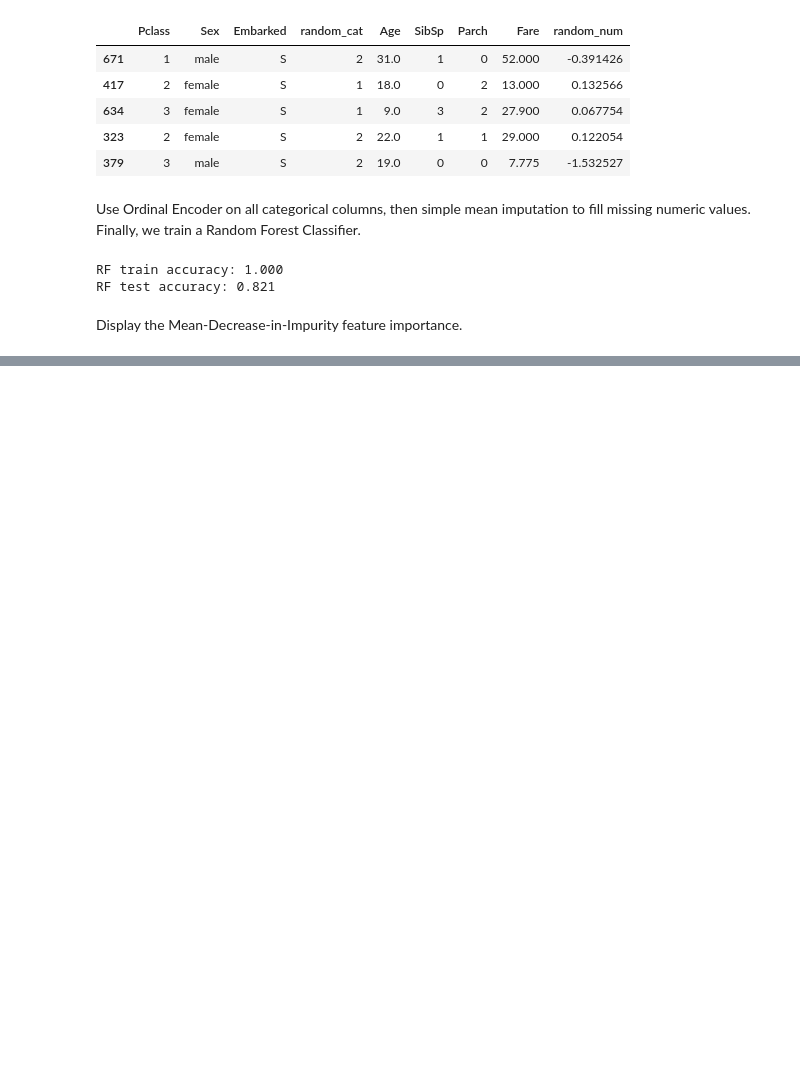
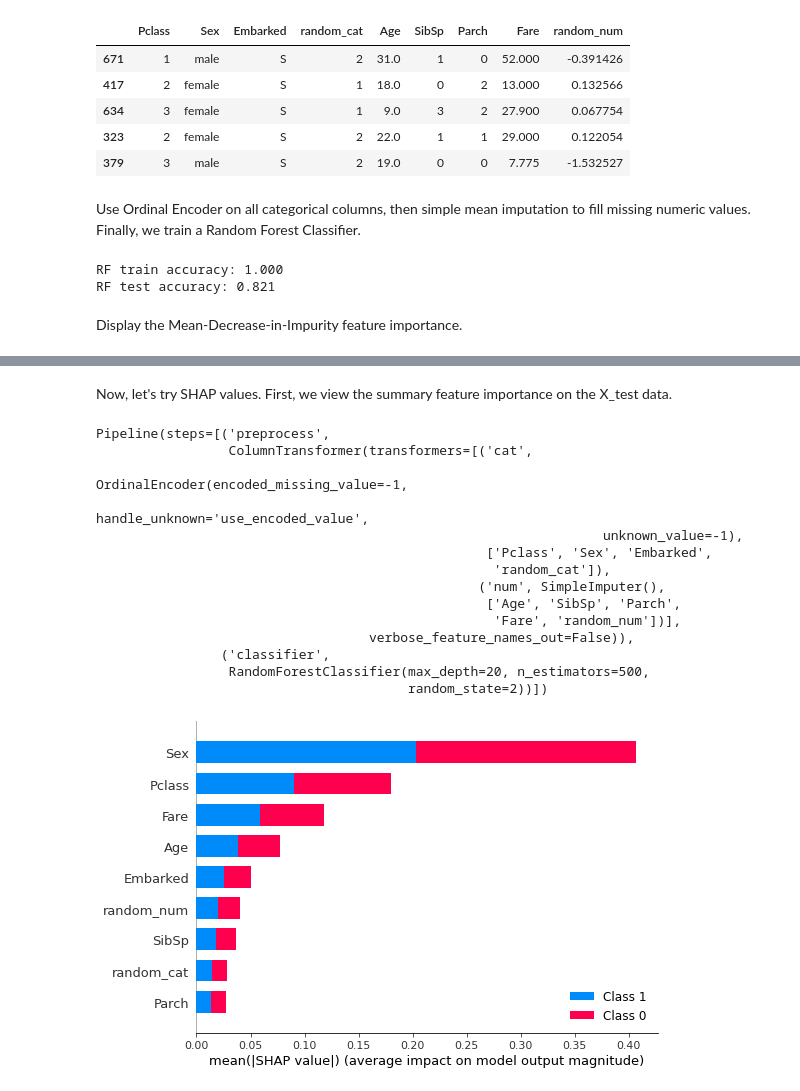
Before and after one commit to kspilario/AI221, a Jupyter notebook: AutoML_and_XAI/titanic_feat_importance.ipynb, the cells around one changed output, grey strips where cells are left out. Cells and saved outputs as stored; diff of their text form; code cells hidden in the pictures; blank space fills up the shorter version.

```diff
--- a/AutoML_and_XAI/titanic_feat_importance.ipynb
+++ b/AutoML_and_XAI/titanic_feat_importance.ipynb
@@ -117,0 +118,30 @@ for name, importances in zip(["train", "test"], [train_importances, test_importa
+# %% [markdown]
+Now, let's try SHAP values. First, we view the summary feature importance on the X_test data.
+# %%
+import shap
+
+print(rf)
+
+# The next few lines help us apply SHAP values on a Pipeline model
+explainer = shap.TreeExplainer(rf['classifier'])
+observations = rf['preprocess'].transform(X_test)
+shap_values = explainer.shap_values(observations)
+
+# Plot the feature importance using SHAP
+shap.summary_plot(shap_values, X_test, plot_type="bar")
+# %% [output]
+Pipeline(steps=[('preprocess',
+                 ColumnTransformer(transformers=[('cat',
+                                                  OrdinalEncoder(encoded_missing_value=-1,
+                                                                 handle_unknown='use_encoded_value',
+                                                                 unknown_value=-1),
+                                                  ['Pclass', 'Sex', 'Embarked',
+                                                   'random_cat']),
+                                                 ('num', SimpleImputer(),
+                                                  ['Age', 'SibSp', 'Parch',
+                                                   'Fare', 'random_num'])],
+                                   verbose_feature_names_out=False)),
+                ('classifier',
+                 RandomForestClassifier(max_depth=20, n_estimators=500,
+                                        random_state=2))])
+[figure, added]
```
Also changed, not shown: parts of 4 cells of this notebook.
